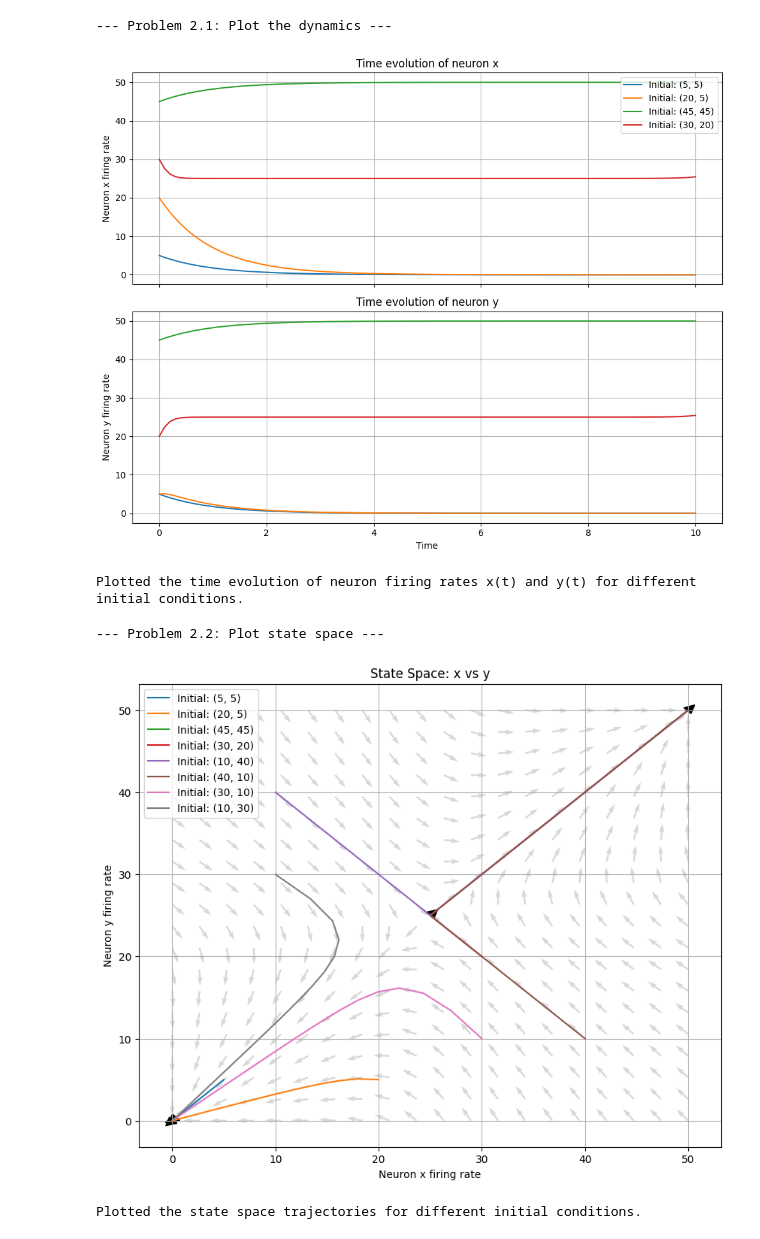
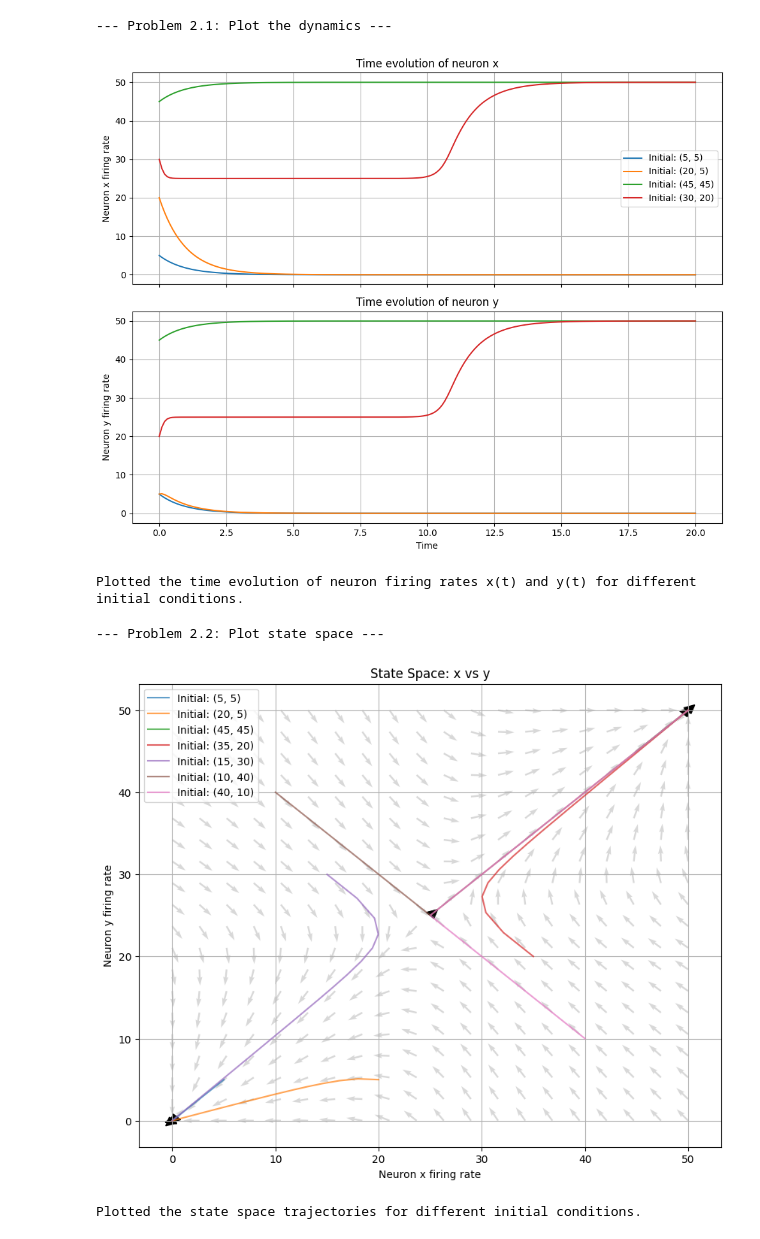
Before and after one commit to Sepsad/CompNeuroMethodsHWs, a Jupyter notebook: HW4/HW4_2nd.ipynb, the cells around one changed output. Saved outputs shown, nothing was run; the diff lists cells and outputs as text; code cells hidden in the pictures.

```diff
--- a/HW4/HW4_2nd.ipynb
+++ b/HW4/HW4_2nd.ipynb
@@ -380,32 +689,32 @@ class MutualExcitationNetwork:
 # %%
 import numpy as np
 import matplotlib.pyplot as plt
 
 
 """
 2.1 Plot the dynamics - Plot the evolution in time of the firing rate of
 the two neurons x(t) and y(t), for different initial conditions
 """
 print("\n--- Problem 2.1: Plot the dynamics ---")
 
 # Create network with default parameters: w1=w2=0.4, I=-10
 network = MutualExcitationNetwork()
 
 # Define different initial conditions
 initial_states = [
     [5, 5],    # Low-low initial state
     [20, 5],   # Middle-low initial state
     [45, 45],  # High-high initial state
     [30, 20]   # Mixed initial state
 ]
 
 # Plot dynamics
-network.plot_dynamics(initial_states, t_max=10)
+network.plot_dynamics(initial_states, t_max=20, dt=0.1)
 
 print("Plotted the time evolution of neuron firing rates x(t) and y(t) for different initial conditions.")
 # %% [output]
 --- Problem 2.1: Plot the dynamics ---
-[figure, old version]
+[figure, new version]
 Plotted the time evolution of neuron firing rates x(t) and y(t) for different initial conditions.
 # %%
 
@@ -422,13 +731,10 @@ initial_states = [
     [5, 5],    # Low-low initial state
     [20, 5],   # Middle-low initial state
     [45, 45],  # High-high initial state
-    [30, 20],  # Mixed initial state
+    [35, 20],  # Mixed initial state
+    [15, 30],  # Mixed initial state
     [10, 40],  # Low-high initial state
     [40, 10],   # High-low initial state
-    [30, 10],
-    [10, 30],
-
-
 ]
 
 # Plot state space without nullclines
@@ -437,7 +743,7 @@ network.plot_state_space(initial_states, t_max=20, quiver=True)
 print("Plotted the state space trajectories for different initial conditions.")
 # %% [output]
 --- Problem 2.2: Plot state space ---
-[figure, old version]
+[figure, new version]
 Plotted the state space trajectories for different initial conditions.
 # %%
 
```
Also changed, not shown: parts of 8 cells of this notebook.
